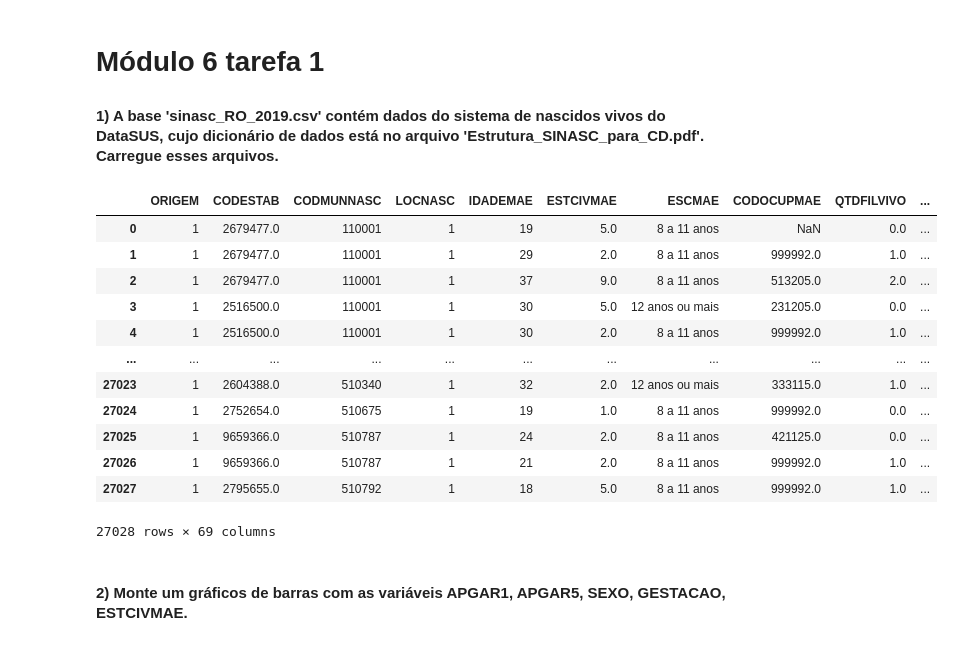
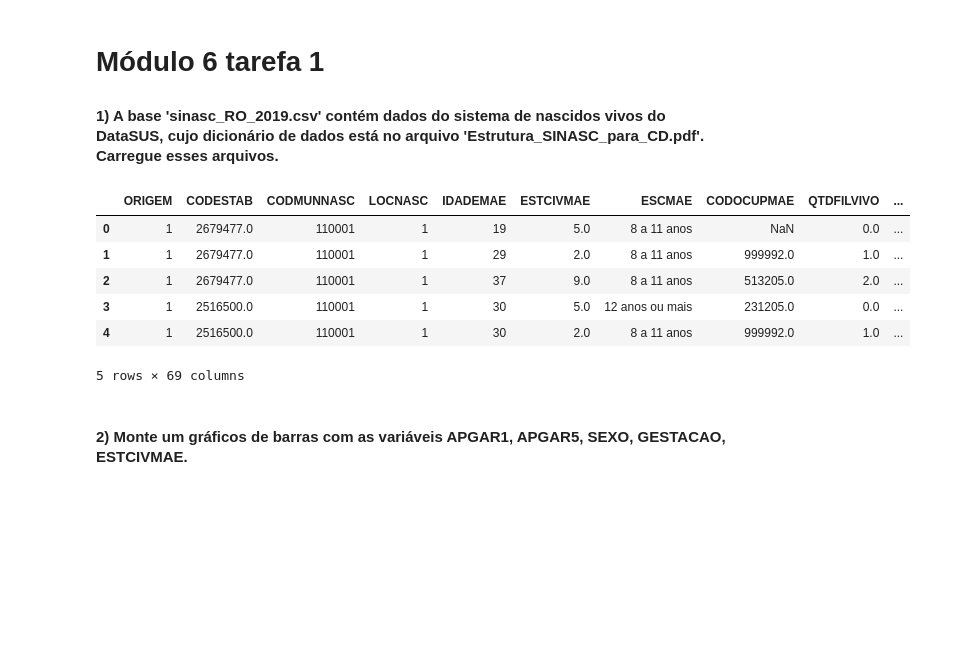
Before and after one commit to MarcalAmaral/atividade-1-modulo-6, a Jupyter notebook: mod06 tarefa 1.ipynb, the cells around one changed output. Drawn from its saved outputs; the diff is of its cells as text; code cells hidden in the pictures; blank space fills up the shorter version.

```diff
--- a/mod06 tarefa 1.ipynb
+++ b/mod06 tarefa 1.ipynb
@@ -10,21 +10,15 @@ import seaborn as sns
 %matplotlib notebook
 # %%
 df = pd.read_csv('./SINASC_RO_2019.csv')
-df
+df.head()
 # %% [output]
 |  | ORIGEM | CODESTAB | CODMUNNASC | LOCNASC | IDADEMAE | ESTCIVMAE | ESCMAE | CODOCUPMAE | QTDFILVIVO | ... |
 | 0 | 1 | 2679477.0 | 110001 | 1 | 19 | 5.0 | 8 a 11 anos | NaN | 0.0 | ... |
 | 1 | 1 | 2679477.0 | 110001 | 1 | 29 | 2.0 | 8 a 11 anos | 999992.0 | 1.0 | ... |
 | 2 | 1 | 2679477.0 | 110001 | 1 | 37 | 9.0 | 8 a 11 anos | 513205.0 | 2.0 | ... |
 | 3 | 1 | 2516500.0 | 110001 | 1 | 30 | 5.0 | 12 anos ou mais | 231205.0 | 0.0 | ... |
 | 4 | 1 | 2516500.0 | 110001 | 1 | 30 | 2.0 | 8 a 11 anos | 999992.0 | 1.0 | ... |
-| ... | ... | ... | ... | ... | ... | ... | ... | ... | ... | ... |
-| 27023 | 1 | 2604388.0 | 510340 | 1 | 32 | 2.0 | 12 anos ou mais | 333115.0 | 1.0 | ... |
-| 27024 | 1 | 2752654.0 | 510675 | 1 | 19 | 1.0 | 8 a 11 anos | 999992.0 | 0.0 | ... |
-| 27025 | 1 | 9659366.0 | 510787 | 1 | 24 | 2.0 | 8 a 11 anos | 421125.0 | 0.0 | ... |
-| 27026 | 1 | 9659366.0 | 510787 | 1 | 21 | 2.0 | 8 a 11 anos | 999992.0 | 1.0 | ... |
-| 27027 | 1 | 2795655.0 | 510792 | 1 | 18 | 5.0 | 8 a 11 anos | 999992.0 | 1.0 | ... |
-27028 rows × 69 columns
+5 rows × 69 columns
 # %% [markdown]
 ####  2) Monte um gráficos de barras com as variáveis APGAR1, APGAR5, SEXO, GESTACAO, ESTCIVMAE.
 # %%
```
Also changed, not shown: parts of 6 cells of this notebook.
